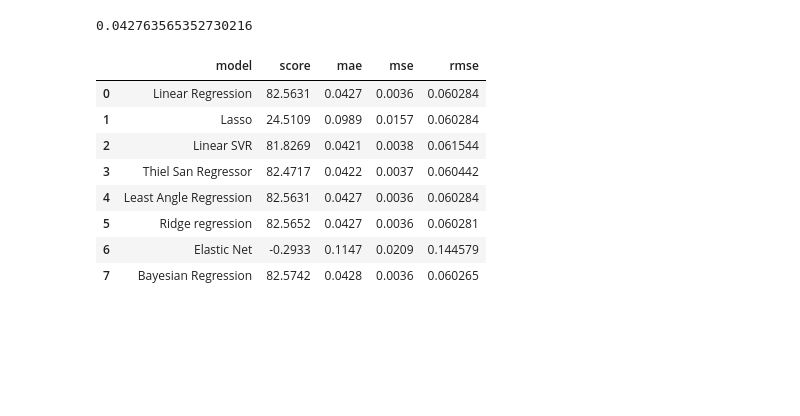
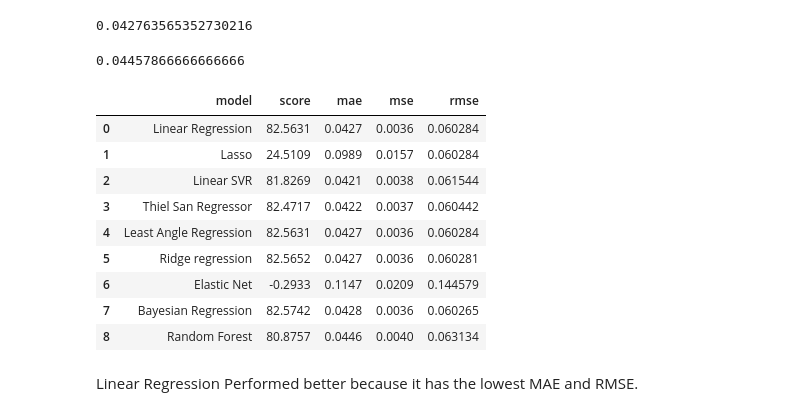
Before and after one commit to VictorUmunna/Admission-Prediction, a Jupyter notebook: Admission_Prediction.ipynb, the cells around one changed output. Saved outputs shown, nothing was run; the diff lists cells and outputs as text; code cells hidden in the pictures; blank space fills up the shorter version.

```diff
--- a/Admission_Prediction.ipynb
+++ b/Admission_Prediction.ipynb
@@ -223,3 +228,7 @@ br = linear_model.BayesianRidge()
 br.fit(X_train, y_train)
 # %% [output]
 BayesianRidge()
+# %%
+#Random Forest Regressor
+rf=  RandomForestRegressor(random_state=123)
+rf.fit(X_train, y_train)
@@ -232,6 +243,7 @@ la_pred = la.predict(X_test)
 rg_pred = rg.predict(X_test)
 en_pred = en.predict(X_test)
 br_pred = br.predict(X_test)
+rf_pred = rf.predict(X_test)
 # %%
 mean_absolute_error(y_test, lr_pred)
 # %% [output]
@@ -264,40 +276,51 @@ mean_absolute_error(y_test, en_pred)
 mean_absolute_error(y_test, br_pred)
 # %% [output]
 0.042763565352730216
+# %%
+mean_absolute_error(y_test, rf_pred)
+# %% [output]
+0.04457866666666666
 # %%
 # Generalisation
 best_model = pd.DataFrame({
     'model': ['Linear Regression', 'Lasso', 'Linear SVR', 'Thiel San Regressor', 'Least Angle Regression',
-              'Ridge regression', 'Elastic Net', 'Bayesian Regression'],
+              'Ridge regression', 'Elastic Net', 'Bayesian Regression', 'Random Forest'],
 
     'score': [round(lr.score(X_test,y_test) * 100, 4), round(ls.score(X_test,y_test) * 100, 4),
                    round(sv.score(X_test,y_test) * 100, 4), round(ts.score(X_test,y_test) * 100, 4),
                   round(la.score(X_test,y_test) * 100, 4), round(rg.score(X_test,y_test) * 100, 4),
-                 round(en.score(X_test,y_test) * 100, 4), round(br.score(X_test,y_test) * 100, 4)],
+                 round(en.score(X_test,y_test) * 100, 4), round(br.score(X_test,y_test) * 100, 4),
+                round(rf.score(X_test,y_test) * 100, 4)],
 
     'mae': [round(mean_absolute_error(y_test, lr_pred), 4), round(mean_absolute_error(y_test, ls_pred), 4),
            round(mean_absolute_error(y_test, sv_pred), 4), round(mean_absolute_error(y_test, ts_pred), 4),
            round(mean_absolute_error(y_test, la_pred), 4), round(mean_absolute_error(y_test, rg_pred), 4),
-           round(mean_absolute_error(y_test, en_pred), 4), round(mean_absolute_error(y_test, br_pred), 4)],
+           round(mean_absolute_error(y_test, en_pred), 4), round(mean_absolute_error(y_test, br_pred), 4),
+           round(mean_absolute_error(y_test, rf_pred), 4)],
 
     'mse': [round(mean_squared_error(y_test, lr_pred), 4), round(mean_squared_error(y_test, ls_pred), 4),
             round(mean_squared_error(y_test, sv_pred), 4), round(mean_squared_error(y_test, ts_pred), 4),
             round(mean_squared_error(y_test, la_pred), 4), round(mean_squared_error(y_test, rg_pred), 4),
-            round(mean_squared_error(y_test, en_pred), 4), round(mean_squared_error(y_test, br_pred), 4)],
+            round(mean_squared_error(y_test, en_pred), 4), round(mean_squared_error(y_test, br_pred), 4),
+           round(mean_squared_error(y_test, rf_pred), 4)],
 
     'rmse': [(np.sqrt(metrics.mean_squared_error(y_test, lr_pred))),(np.sqrt(metrics.mean_squared_error(y_test, lr_pred))),
              (np.sqrt(metrics.mean_squared_error(y_test, sv_pred))), (np.sqrt(metrics.mean_squared_error(y_test, ts_pred))),
              (np.sqrt(metrics.mean_squared_error(y_test, la_pred))), (np.sqrt(metrics.mean_squared_error(y_test, rg_pred))),
-             (np.sqrt(metrics.mean_squared_error(y_test, en_pred))), (np.sqrt(metrics.mean_squared_error(y_test, br_pred)))]
+             (np.sqrt(metrics.mean_squared_error(y_test, en_pred))), (np.sqrt(metrics.mean_squared_error(y_test, br_pred))),
+            (np.sqrt(metrics.mean_squared_error(y_test, rf_pred)))]
 })
 best_model
 # %% [output]
 |  | model | score | mae | mse | rmse |
 | 0 | Linear Regression | 82.5631 | 0.0427 | 0.0036 | 0.060284 |
 | 1 | Lasso | 24.5109 | 0.0989 | 0.0157 | 0.060284 |
 | 2 | Linear SVR | 81.8269 | 0.0421 | 0.0038 | 0.061544 |
 | 3 | Thiel San Regressor | 82.4717 | 0.0422 | 0.0037 | 0.060442 |
 | 4 | Least Angle Regression | 82.5631 | 0.0427 | 0.0036 | 0.060284 |
 | 5 | Ridge regression | 82.5652 | 0.0427 | 0.0036 | 0.060281 |
 | 6 | Elastic Net | -0.2933 | 0.1147 | 0.0209 | 0.144579 |
 | 7 | Bayesian Regression | 82.5742 | 0.0428 | 0.0036 | 0.060265 |
+| 8 | Random Forest | 80.8757 | 0.0446 | 0.0040 | 0.063134 |
+# %% [markdown]
+Linear Regression Performed better because it has the lowest MAE and RMSE.
```
Also changed, not shown: parts of 2 cells of this notebook.
